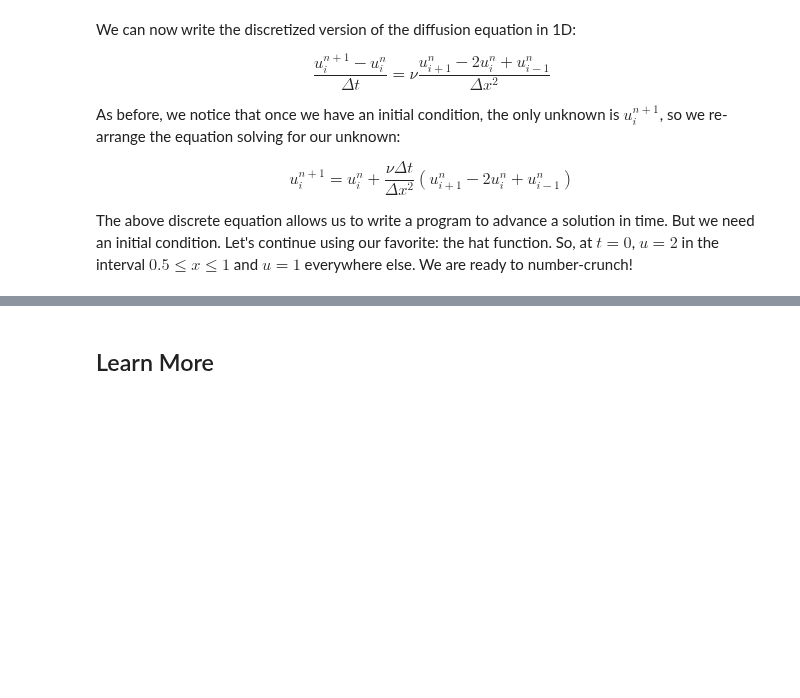
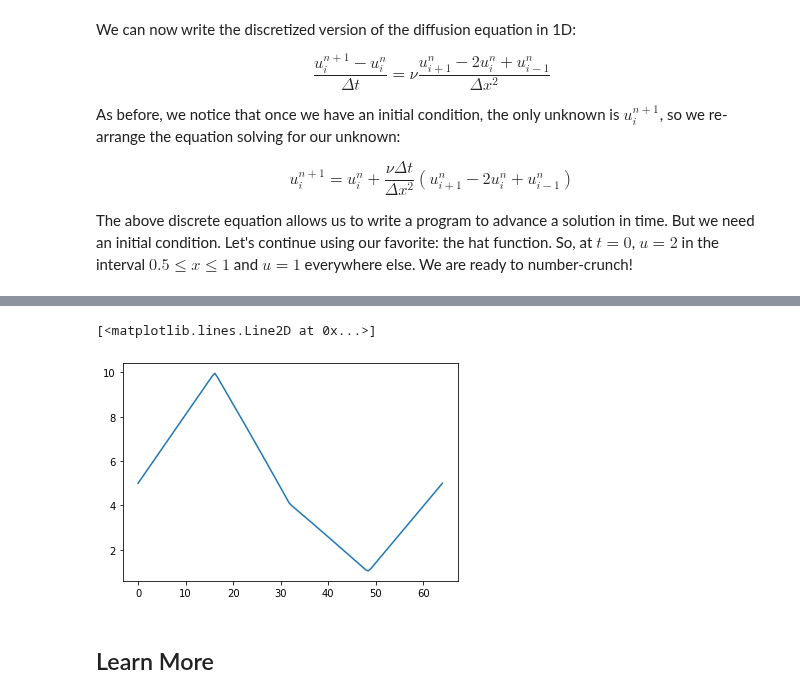
Before and after one commit to barbagroup/CFDPython, a Jupyter notebook: lessons/04_Step_3.ipynb, the cells around one changed output, grey strips where cells are left out. Saved outputs shown, nothing was run; the diff lists cells and outputs as text; code cells hidden in the pictures; blank space fills up the shorter version.

```diff
--- a/lessons/04_Step_3.ipynb
+++ b/lessons/04_Step_3.ipynb
@@ -75,3 +252,45 @@ pyplot.plot(numpy.linspace(0, 2, nx), u);
+# %%
+# variable conductivity
+k = 1.*numpy.ones(nx)                   # be aware that dt = sigma * dx**2 / nu
+k[:int(nx/2)] = 0.5                     # try with 0.1
+
+u_IC = 5.*numpy.ones(nx)                 #numpy function ones()
+u_IC[int((nx-1)/4):int(nx/2 + 1)] = 10   #setting u = 2 between 0.5 and 1 as per our I.C.s
+dt = sigma * dx**2 / max(k)              #dt is defined using sigma
+
+nt = 10000  # the number of timesteps we want to calculate
+
+def calc_diffusion_variable_conductivity(IC,nx,nt,k,dt):
+    u = IC.copy()
+    un = IC.copy() #our placeholder array, un, to advance the solution in time
+
+    for n in range(nt):  #iterate through time
+        u[int(nx/4)] = 10.
+        u[-int(nx/4)] = 1.
+
+        u[0] = 5.
+        u[-1] = 5.
+
+        un = u.copy() ##copy the existing values of u into un
+        for i in range(1, nx - 1):
+            # this is obviously bad : du/dt = k (d^2)u/(dx)^2
+            # u[i] = un[i] + k[i] * dt / dx**2 * (un[i+1] - 2 * un[i] + un[i-1])
+
+            # non conservative scheme
+            u[i] = un[i] +  dt / dx**2 * ((k[i+1]-k[i-1])*(un[i+1]-un[i-1])/4.  + k[i]*(un[i+1] - 2 * un[i] + un[i-1]))
+
+            # conservative scheme
+            # kf = (k[i+1]+k[i])/2
+            # kb = (k[i]+k[i-1])/2
+            # u[i] = un[i] +  dt / dx**2 * (kf*(un[i+1]-un[i]) - kb*(un[i] - un[i-1]))
+
+    return u
+
+u_FD = calc_diffusion_variable_conductivity(u_IC,nx,nt,k,dt)
+pyplot.plot(xspace, u_FD)
+# %% [output]
+[<matplotlib.lines.Line2D at 0x...>]
+[figure, added]
 # %% [markdown]
 ## Learn More
 # %% [markdown]
```
Also changed, not shown: parts of 11 cells of this notebook, 2 other files.
